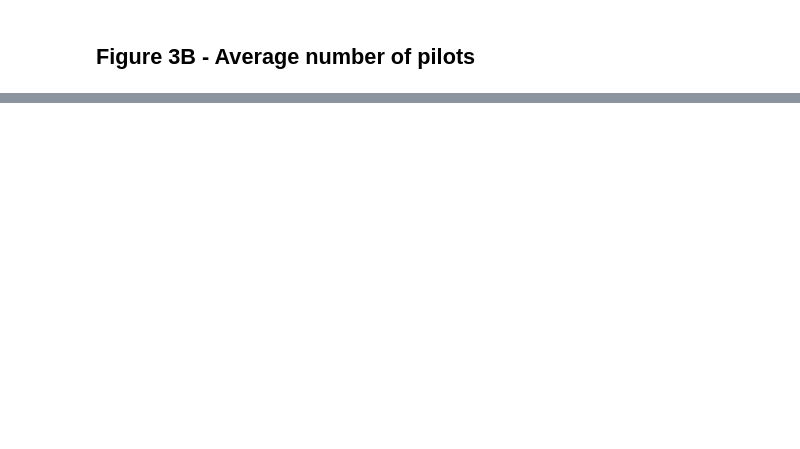
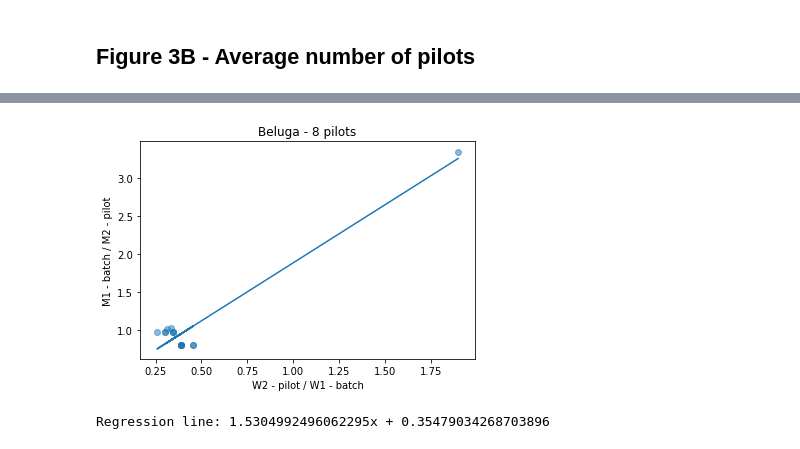
Before and after one commit to big-data-lab-team/spa, a Jupyter notebook: experiments/notebooks/SPA - figures.ipynb, the cells around one changed output, grey strips where cells are left out. Cells and saved outputs as stored; diff of their text form; code cells hidden in the pictures; blank space fills up the shorter version.

```diff
--- a/experiments/notebooks/SPA - figures.ipynb
+++ b/experiments/notebooks/SPA - figures.ipynb
@@ -350,0 +397,20 @@ Regression line: 94.03444443067818x + -1641.8931491363753
+# %%
+def basic_model(w1w2, m1m2, num_pilot, system="Beluga"):
+    fig, ax = plt.subplots()
+
+    ax.scatter(w1w2, m1m2, alpha=0.5)
+
+    b, m = np.polynomial.polynomial.polyfit(w1w2, m1m2, 1)
+    ax.plot(np.asarray(w1w2), b + m * np.asarray(w1w2), '-')
+    ax.set_xlabel('W2 - pilot / W1 - batch')
+    ax.set_ylabel('M1 - batch / M2 - pilot')
+    ax.set_title('{0} - {1} pilots'.format(system, num_pilot))
+    plt.show()
+
+    print('Regression line: {0}x + {1}'.format(m, b))
+# %%
+# 8 pilots
+basic_model(w1_w2_b8, m1_m2_b8, 8)
+# %% [output]
+[figure, added]
+Regression line: 1.5304992496062295x + 0.35479034268703896
```
Also changed, not shown: parts of 22 cells of this notebook.
